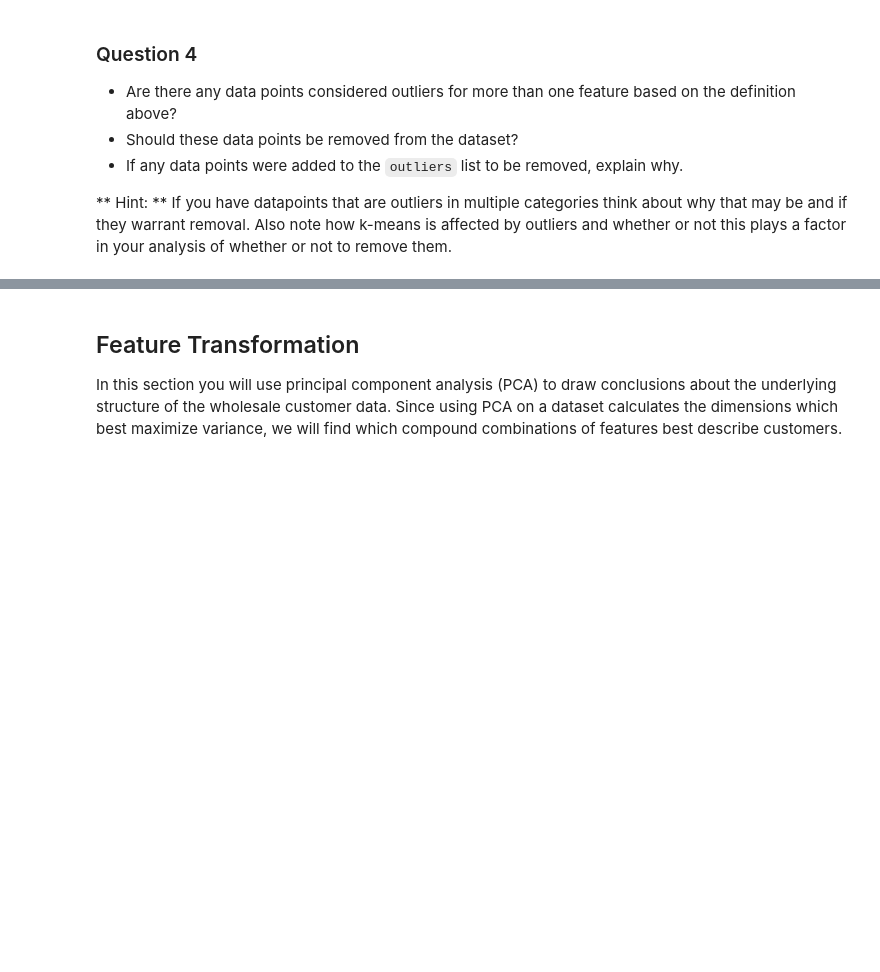
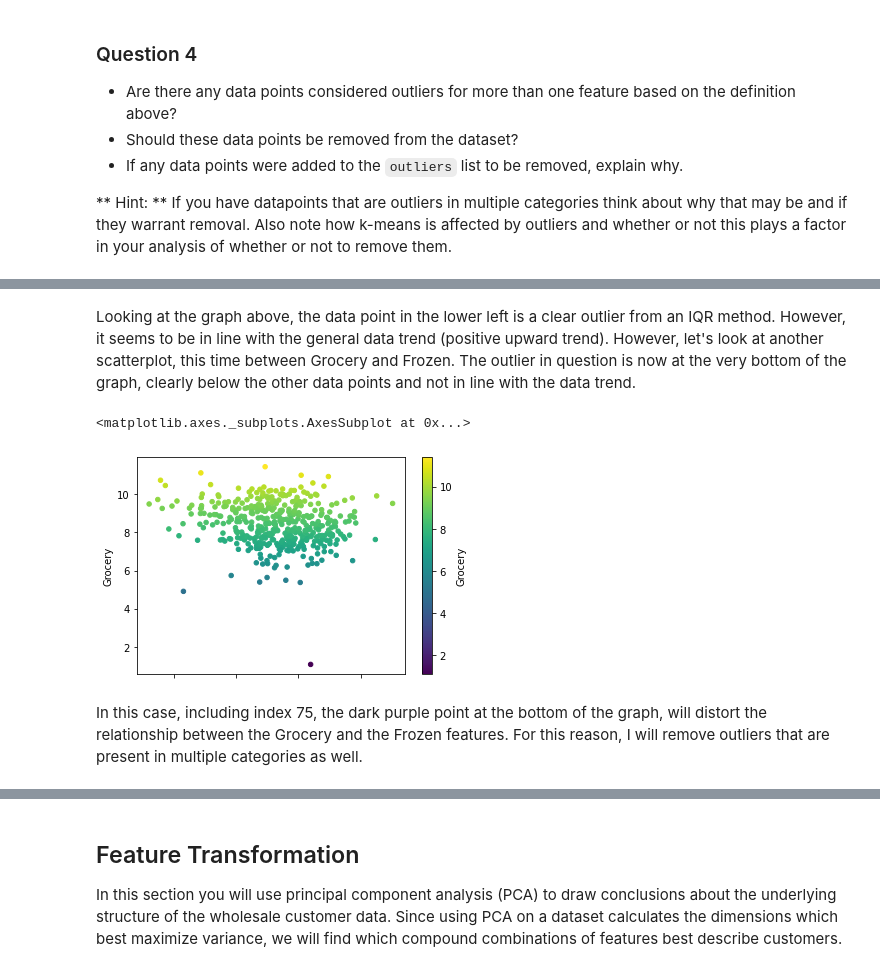
Before and after one commit to niklas-joh/Machine-Learning-Unsupervised-Learning, a Jupyter notebook: customer-segments/customer_segments.ipynb, the cells around one changed output, grey strips where cells are left out. Cells and saved outputs as stored; diff of their text form; code cells hidden in the pictures; blank space fills up the shorter version.

Commit message:
Finalize outlier detection and removal

```diff
--- a/customer-segments/customer_segments.ipynb
+++ b/customer-segments/customer_segments.ipynb
@@ -380,0 +391,9 @@ pd.plotting.scatter_matrix(good_data, alpha = 1, figsize = (22,15), diagonal = '
+# %% [markdown]
+Looking at the graph above, the data point in the lower left is a clear outlier from an IQR method. However, it seems to be in line with the general data trend (positive upward trend). However, let's look at another scatterplot, this time between Grocery and Frozen. The outlier in question is now at the very bottom of the graph, clearly below the other data points and not in line with the data trend.
+# %%
+log_data.plot.scatter(x = 'Frozen', y = 'Grocery', c = 'Grocery', colormap='viridis')
+# %% [output]
+<matplotlib.axes._subplots.AxesSubplot at 0x...>
+[figure, added]
+# %% [markdown]
+In this case, including index 75, the dark purple point at the bottom of the graph, will distort the relationship between the Grocery and the Frozen features. For this reason, I will remove outliers that are present in multiple categories as well.
```
Also changed, not shown: parts of 6 cells of this notebook.
